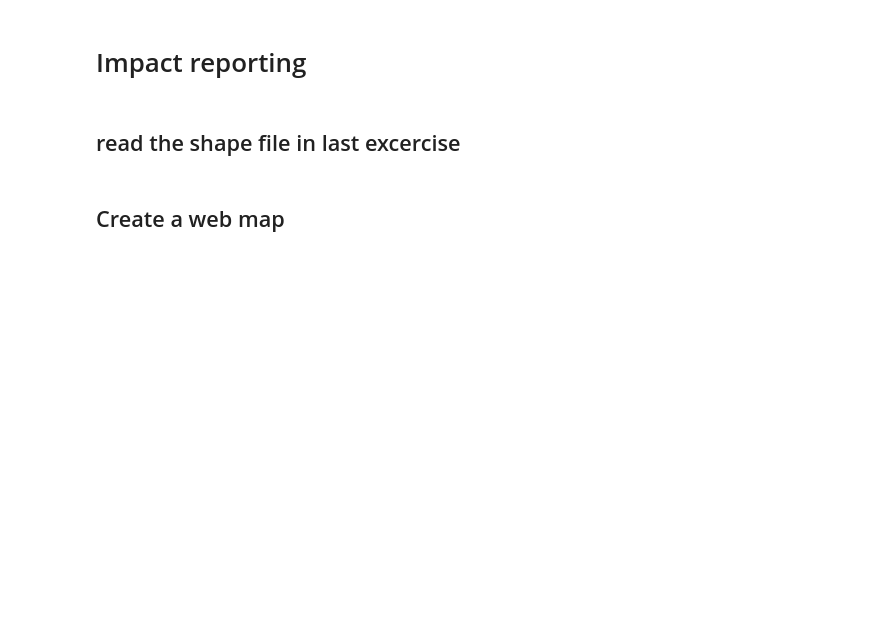
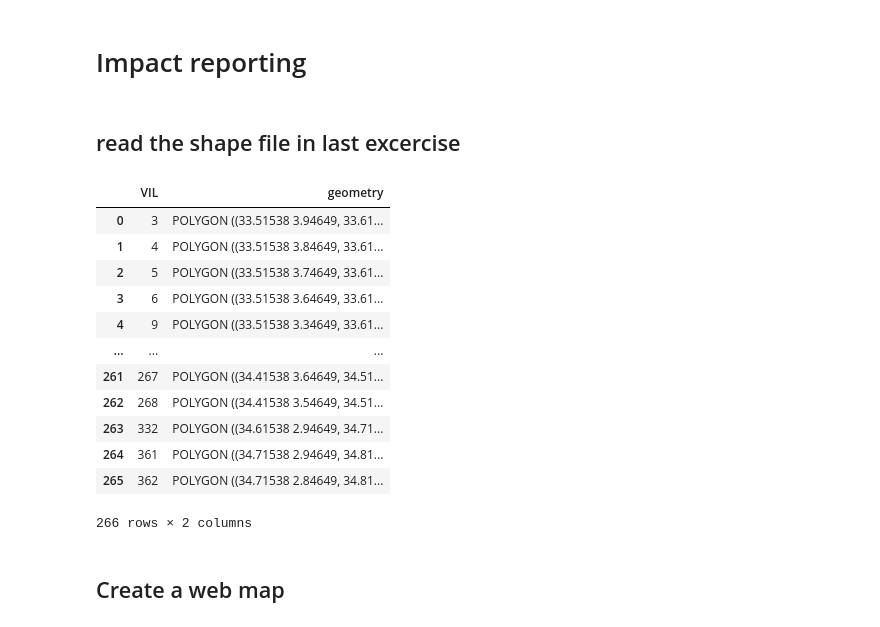
Before and after one commit to icpac-igad/ibf-workshop, a Jupyter notebook: flood/impact_report.ipynb, the cells around one changed output. Cells and saved outputs as stored; diff of their text form; code cells hidden in the pictures; blank space fills up the shorter version.

```diff
--- a/flood/impact_report.ipynb
+++ b/flood/impact_report.ipynb
@@ -5,15 +5,31 @@
 # %%
 import geopandas as gp
 import folium
 import matplotlib.pyplot as plt
 
 db=gp.read_file('/srv/repo/IBF_workshop_data/gis_files/kmj/kmj_grids_10km.shp')
 
 db = db.set_crs(epsg=4326)
 
 #['Abim', 'Napak', 'Nabilatuk', 'Kotido',
 # 'Moroto', 'Nakapiripirit', 'Kaabong',
 # 'Karenga', 'Amudat']
 
-db1=db[db['admin2Name']=='Abim']
-db1
+db
+
+#db1=db[db['admin2Name']=='Abim']
+#db1
+# %% [output]
+|  | VIL | geometry |
+| 0 | 3 | POLYGON ((33.51538 3.94649, 33.61... |
+| 1 | 4 | POLYGON ((33.51538 3.84649, 33.61... |
+| 2 | 5 | POLYGON ((33.51538 3.74649, 33.61... |
+| 3 | 6 | POLYGON ((33.51538 3.64649, 33.61... |
+| 4 | 9 | POLYGON ((33.51538 3.34649, 33.61... |
+| ... | ... | ... |
+| 261 | 267 | POLYGON ((34.41538 3.64649, 34.51... |
+| 262 | 268 | POLYGON ((34.41538 3.54649, 34.51... |
+| 263 | 332 | POLYGON ((34.61538 2.94649, 34.71... |
+| 264 | 361 | POLYGON ((34.71538 2.94649, 34.81... |
+| 265 | 362 | POLYGON ((34.71538 2.84649, 34.81... |
+266 rows × 2 columns
```
Also changed, not shown: parts of 3 cells of this notebook.
